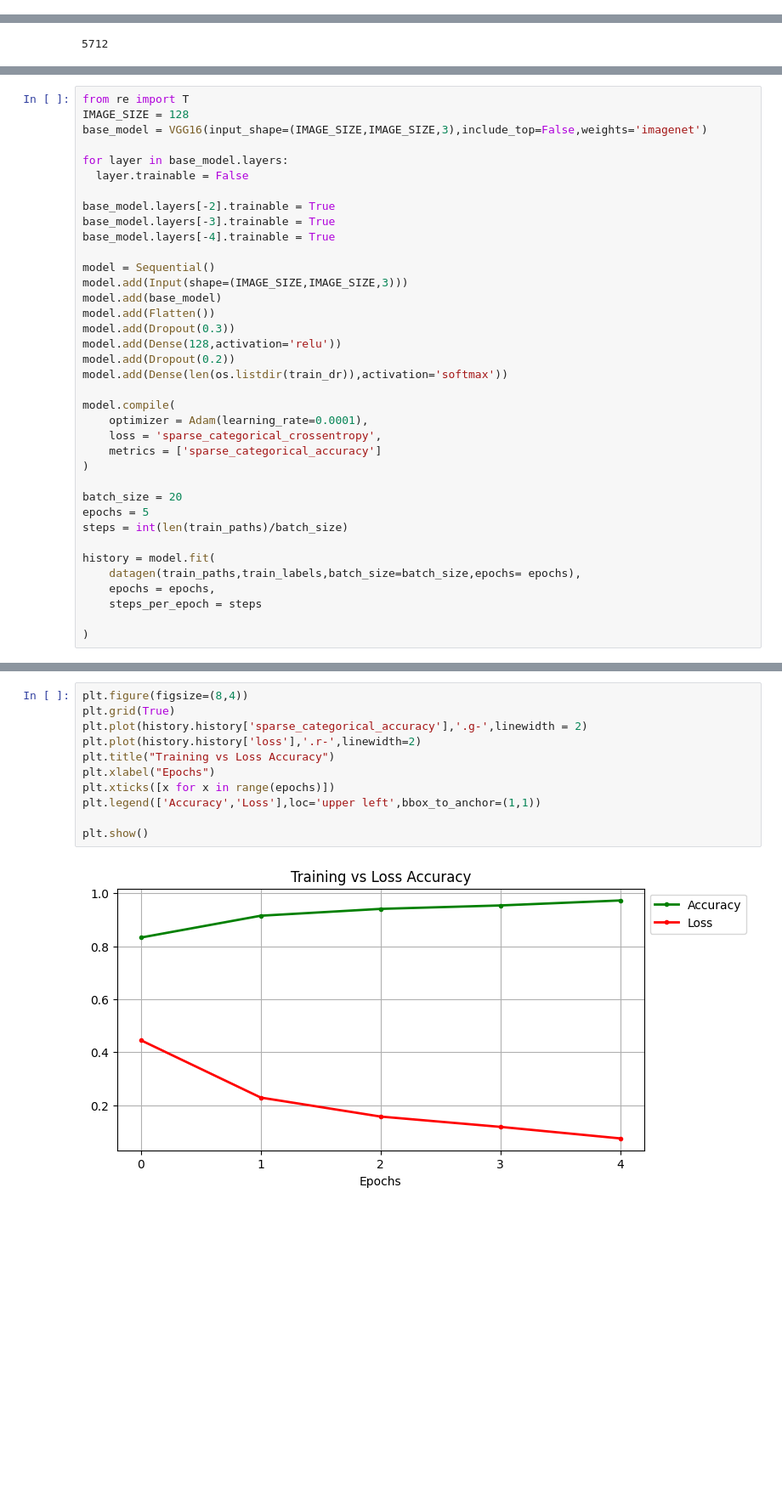
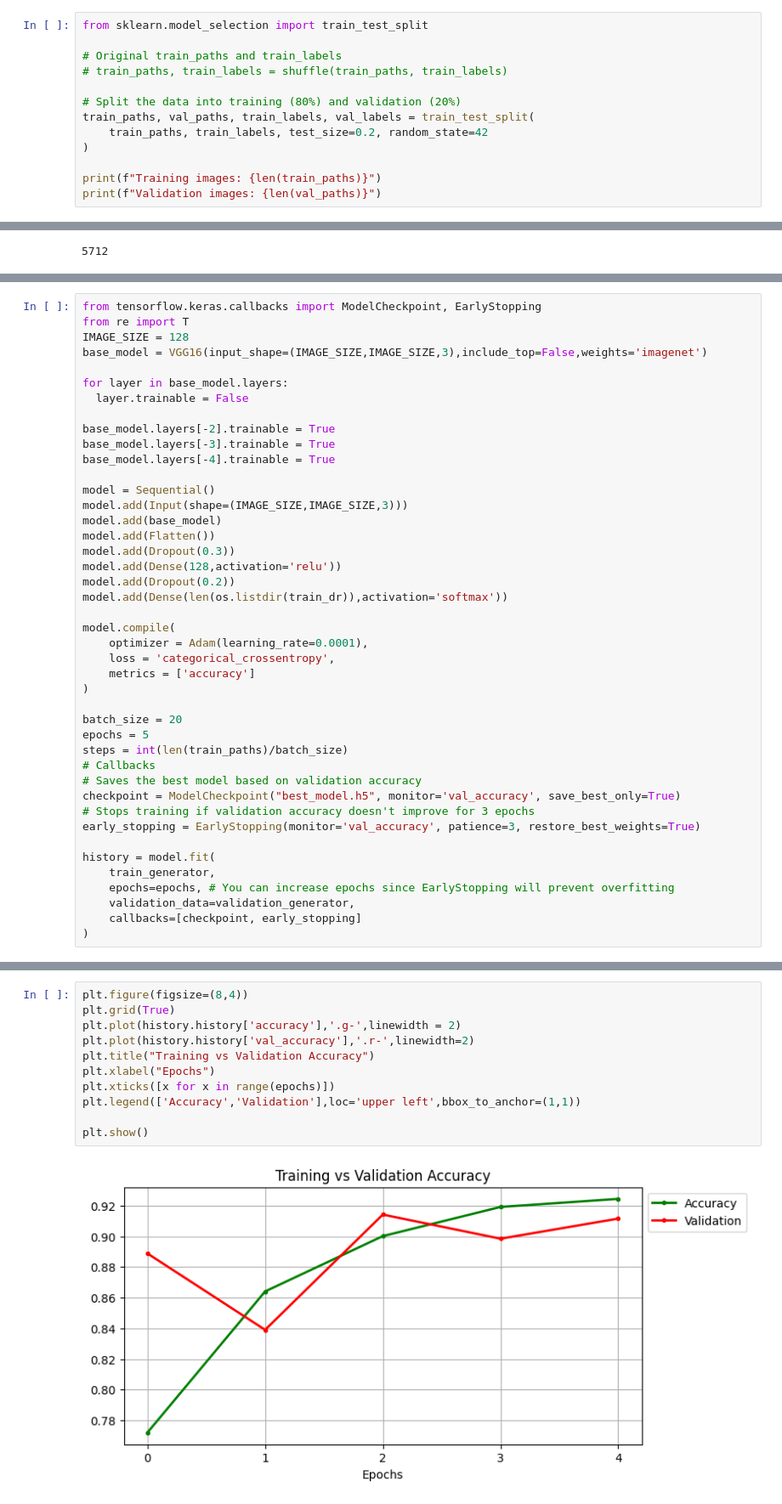
Before and after one commit to KotraHaridutt/Brain-Tumor-Classification, a Jupyter notebook: Brain_tumor_detection.ipynb, the cells around one changed output, grey strips where cells are left out. Shown at 85% size. Drawn from its saved outputs; the diff is of its cells as text; blank space fills up the shorter version.

```diff
--- a/Brain_tumor_detection.ipynb
+++ b/Brain_tumor_detection.ipynb
@@ -40,3 +40,16 @@ for label in os.listdir(test_dr):
     test_labels.append(label)
 
 test_paths,test_labels = shuffle(test_paths,test_labels)
+# %%
+from sklearn.model_selection import train_test_split
+
+# Original train_paths and train_labels
+# train_paths, train_labels = shuffle(train_paths, train_labels)
+
+# Split the data into training (80%) and validation (20%)
+train_paths, val_paths, train_labels, val_labels = train_test_split(
+    train_paths, train_labels, test_size=0.2, random_state=42
+)
+
+print(f"Training images: {len(train_paths)}")
+print(f"Validation images: {len(val_paths)}")
@@ -100,4 +144,5 @@ def datagen(paths,labels,batch_size=12,epochs=1):
 # %%
+from tensorflow.keras.callbacks import ModelCheckpoint, EarlyStopping
 from re import T
 IMAGE_SIZE = 128
 base_model = VGG16(input_shape=(IMAGE_SIZE,IMAGE_SIZE,3),include_top=False,weights='imagenet')
@@ -120,18 +165,23 @@ model.add(Dense(len(os.listdir(train_dr)),activation='softmax'))
 
 model.compile(
     optimizer = Adam(learning_rate=0.0001),
-    loss = 'sparse_categorical_crossentropy',
-    metrics = ['sparse_categorical_accuracy']
+    loss = 'categorical_crossentropy',
+    metrics = ['accuracy']
 )
 
 batch_size = 20
 epochs = 5
 steps = int(len(train_paths)/batch_size)
+# Callbacks
+# Saves the best model based on validation accuracy
+checkpoint = ModelCheckpoint("best_model.h5", monitor='val_accuracy', save_best_only=True)
+# Stops training if validation accuracy doesn't improve for 3 epochs
+early_stopping = EarlyStopping(monitor='val_accuracy', patience=3, restore_best_weights=True)
 
 history = model.fit(
-    datagen(train_paths,train_labels,batch_size=batch_size,epochs= epochs),
-    epochs = epochs,
-    steps_per_epoch = steps
-
+    train_generator,
+    epochs=epochs, # You can increase epochs since EarlyStopping will prevent overfitting
+    validation_data=validation_generator,
+    callbacks=[checkpoint, early_stopping]
 )
 # %% [output]
@@ -150,13 +259,13 @@ Epoch 5/5
 # %%
 plt.figure(figsize=(8,4))
 plt.grid(True)
-plt.plot(history.history['sparse_categorical_accuracy'],'.g-',linewidth = 2)
-plt.plot(history.history['loss'],'.r-',linewidth=2)
-plt.title("Training vs Loss Accuracy")
+plt.plot(history.history['accuracy'],'.g-',linewidth = 2)
+plt.plot(history.history['val_accuracy'],'.r-',linewidth=2)
+plt.title("Training vs Validation Accuracy")
 plt.xlabel("Epochs")
 plt.xticks([x for x in range(epochs)])
-plt.legend(['Accuracy','Loss'],loc='upper left',bbox_to_anchor=(1,1))
+plt.legend(['Accuracy','Validation'],loc='upper left',bbox_to_anchor=(1,1))
 
 plt.show()
 # %% [output]
-[figure, old version]
+[figure, new version]
```
Also changed, not shown: parts of 17 cells of this notebook.
